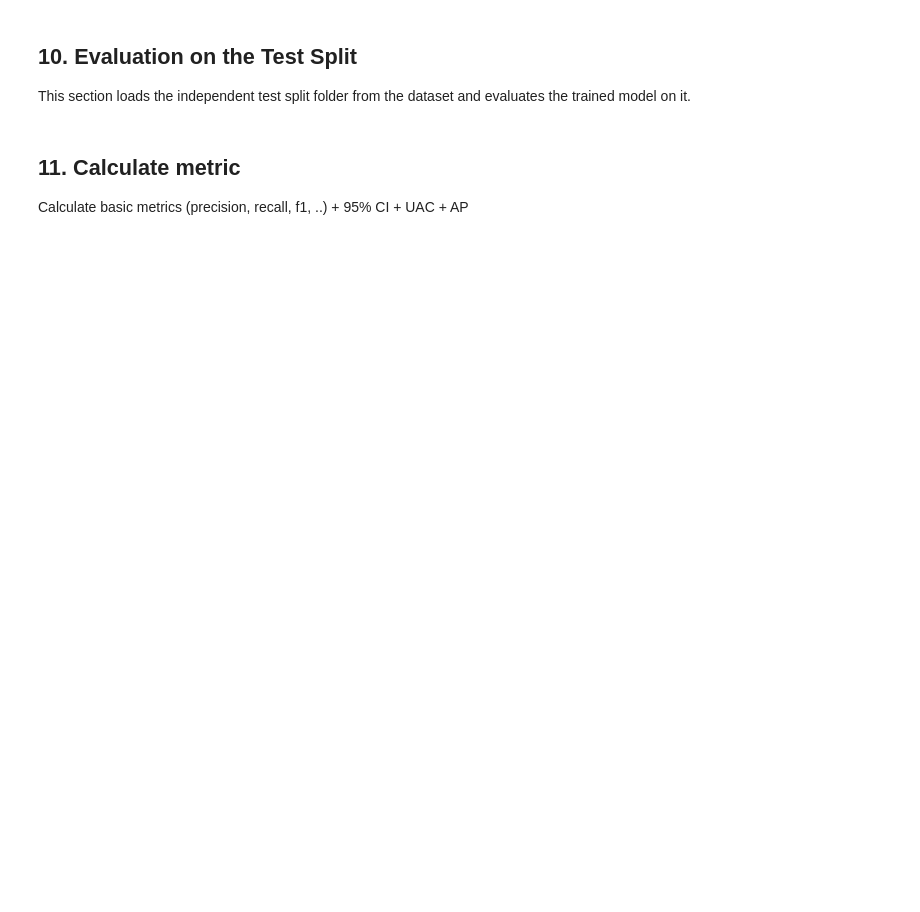
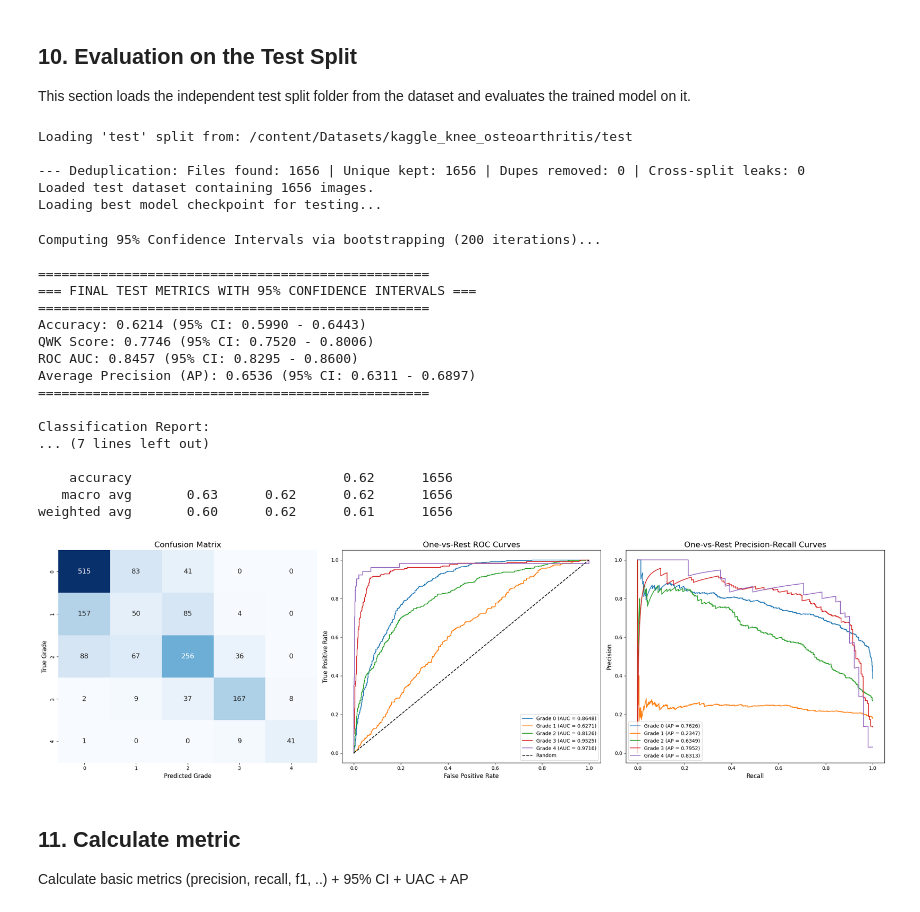
Before and after one commit to mkai-xlab/mkaix.healthsynml, a Jupyter notebook: notebooks/dense_net_201.ipynb, the cells around one changed output. Cells and saved outputs as stored; diff of their text form; code cells hidden in the pictures; blank space fills up the shorter version.

```diff
--- a/notebooks/dense_net_201.ipynb
+++ b/notebooks/dense_net_201.ipynb
@@ -93,6 +98,11 @@ class TrainingConfig:
     # Imbalance Handling Options
     use_balanced_sampler = True       # True/False (WeightedRandomSampler for train split)
     use_minority_aug = True           # True/False (Stronger augmentations for Grade 3 & 4)
+
+    # Early Stopping Options
+    use_early_stopping = True         # True/False
+    early_stopping_patience_stage2 = 7 # Patience for Stage 2 (coarse tuning). Stops Stage 2 and transitions to Stage 3.
+    early_stopping_patience_stage3 = 5 # Patience for Stage 3 (fine-tuning). Stops entire training.
 
     # Training Stage & Freezing Options
     # Options:
@@ -1096,12 +1188,12 @@ test_loader = DataLoader(dataset=test_dataset, batch_size=BATCH_SIZE, shuffle=Fa
 print(f"Loaded test dataset containing {len(test_dataset)} images.")
 
 # Load the best model weights
-if os.path.exists(best_model_path):
+if os.path.exists(stage3_best_path):
     print("Loading best model checkpoint for testing...")
     try:
-        checkpoint = torch.load(best_model_path, map_location=device, weights_only=False)
+        checkpoint = torch.load(stage3_best_path, map_location=device, weights_only=False)
     except TypeError:
-        checkpoint = torch.load(best_model_path, map_location=device)
+        checkpoint = torch.load(stage3_best_path, map_location=device)
     model.load_state_dict(checkpoint['model_state_dict'])
 else:
     print("Best model checkpoint not found. Testing with current weights.")
@@ -1230,33 +1322,57 @@ else:
             plt.text(j, i, str(cm[i, j]), ha="center", va="center", color="black", fontsize=14)
 plt.title("Confusion Matrix", fontsize=16)
 plt.xlabel("Predicted Grade", fontsize=12)
 plt.ylabel("True Grade", fontsize=12)
 
 # Plot 2: ROC Curves (OVR)
 plt.subplot(1, 3, 2)
 for i in range(5):
     fpr, tpr, _ = roc_curve(y_one_hot[:, i], y_probas[:, i])
     roc_auc = auc(fpr, tpr)
     plt.plot(fpr, tpr, label=f"Grade {i} (AUC = {roc_auc:.4f})")
 plt.plot([0, 1], [0, 1], 'k--', label="Random")
 plt.title("One-vs-Rest ROC Curves", fontsize=16)
 plt.xlabel("False Positive Rate", fontsize=12)
 plt.ylabel("True Positive Rate", fontsize=12)
 plt.legend(loc="lower right")
 
 # Plot 3: Precision-Recall Curves (OVR)
 plt.subplot(1, 3, 3)
 for i in range(5):
     precision, recall, _ = precision_recall_curve(y_one_hot[:, i], y_probas[:, i])
     pr_auc = auc(recall, precision)
     plt.plot(recall, precision, label=f"Grade {i} (AP = {pr_auc:.4f})")
 plt.title("One-vs-Rest Precision-Recall Curves", fontsize=16)
 plt.xlabel("Recall", fontsize=12)
 plt.ylabel("Precision", fontsize=12)
 plt.legend(loc="lower left")
 
 plt.tight_layout()
 plt.show()
+# %% [output]
+Loading 'test' split from: /content/Datasets/kaggle_knee_osteoarthritis/test
+
+--- Deduplication: Files found: 1656 | Unique kept: 1656 | Dupes removed: 0 | Cross-split leaks: 0
+Loaded test dataset containing 1656 images.
+Loading best model checkpoint for testing...
+Computing 95% Confidence Intervals via bootstrapping (200 iterations)...
+
+==================================================
+=== FINAL TEST METRICS WITH 95% CONFIDENCE INTERVALS ===
+==================================================
+Accuracy: 0.6214 (95% CI: 0.5990 - 0.6443)
+QWK Score: 0.7746 (95% CI: 0.7520 - 0.8006)
+ROC AUC: 0.8457 (95% CI: 0.8295 - 0.8600)
+Average Precision (AP): 0.6536 (95% CI: 0.6311 - 0.6897)
+==================================================
+
+Classification Report:
+... (7 lines left out)
+
+    accuracy                           0.62      1656
+   macro avg       0.63      0.62      0.62      1656
+weighted avg       0.60      0.62      0.61      1656
+[figure, added]
 # %% [markdown]
 ## 11. Calculate metric
 Calculate basic metrics (precision, recall, f1, ..) + 95% CI + UAC + AP
```
Also changed, not shown: parts of 7 cells of this notebook.
